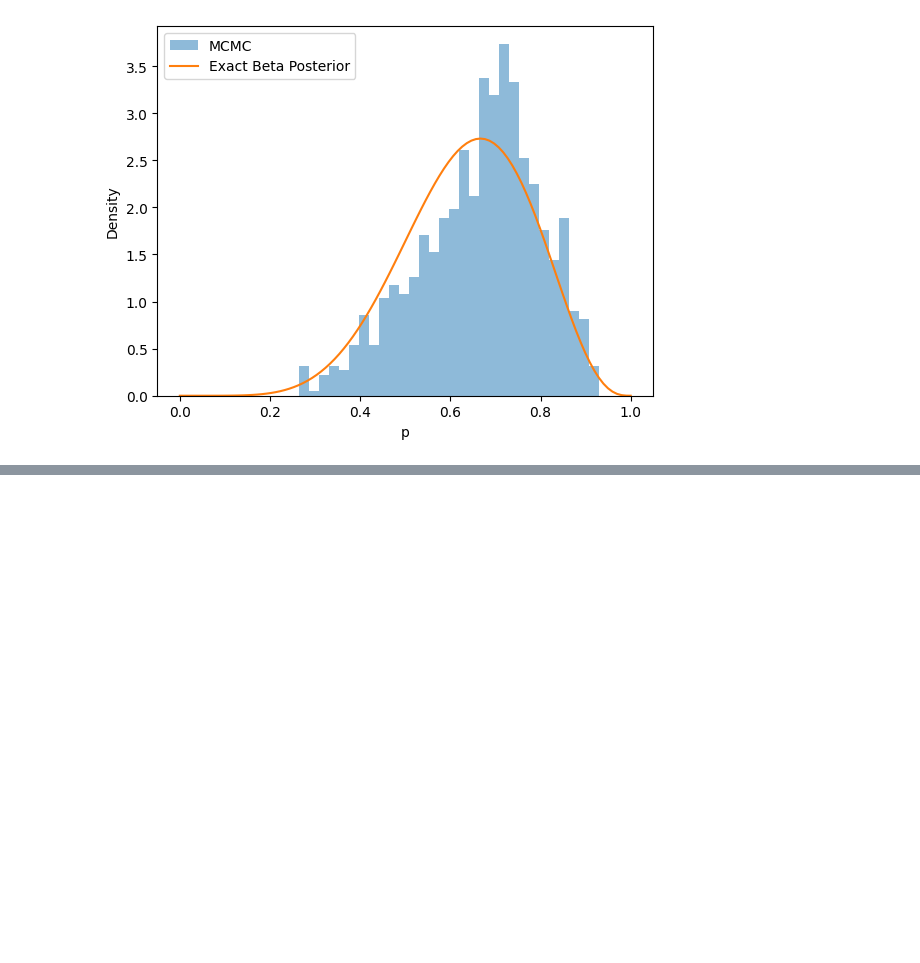
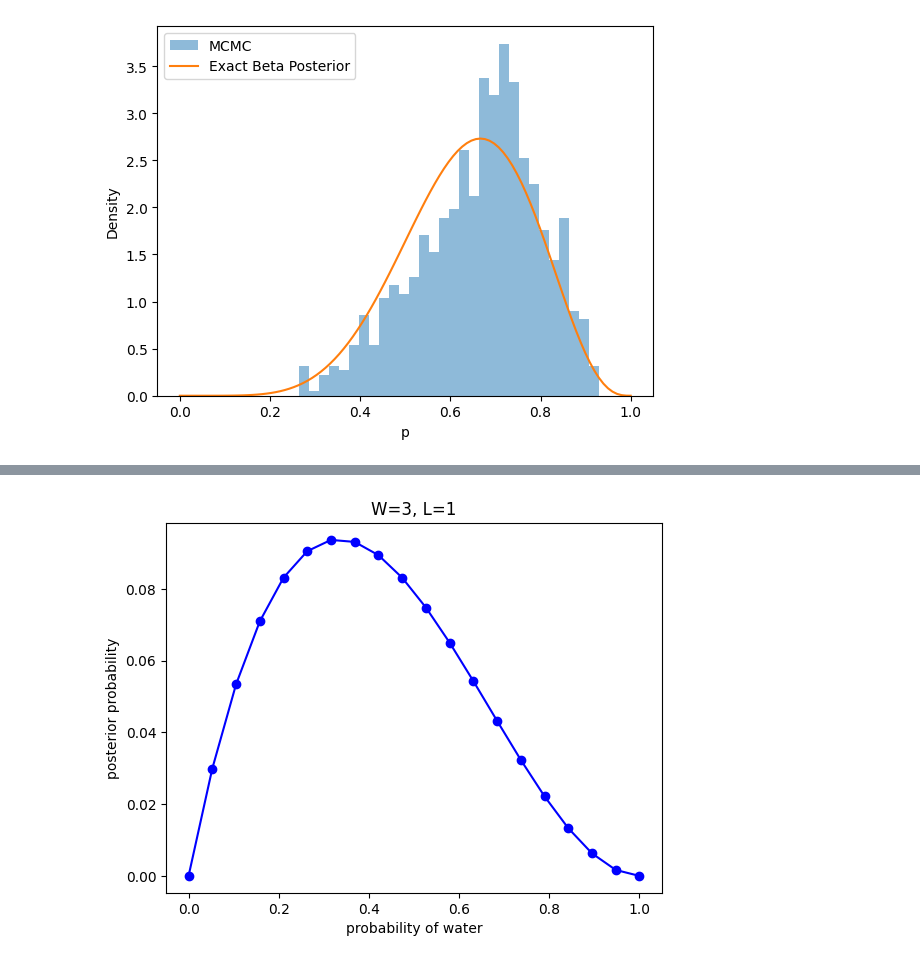
Before and after one commit to beckspark/statistical_rethinking_a_bayesian_course, a Jupyter notebook: notebooks/02_bayesian_analysis.ipynb, the cells around one changed output, grey strips where cells are left out. Cells and saved outputs as stored; diff of their text form; code cells hidden in the pictures; blank space fills up the shorter version.

```diff
--- a/notebooks/02_bayesian_analysis.ipynb
+++ b/notebooks/02_bayesian_analysis.ipynb
@@ -205,0 +226,13 @@ plt.show()
+# %%
+## (2)
+compute_and_plot_graph_approximation(
+    prior=np.ones(20),
+    p_grid=np.linspace(0, 1, 20),
+    W=3,
+    L=1,
+    xlabel="probability of water",
+    ylabel="posterior probability",
+    title="W=3, L=1"
+)
+# %% [output]
+[figure, added]
```
Also changed, not shown: parts of 7 cells of this notebook.
